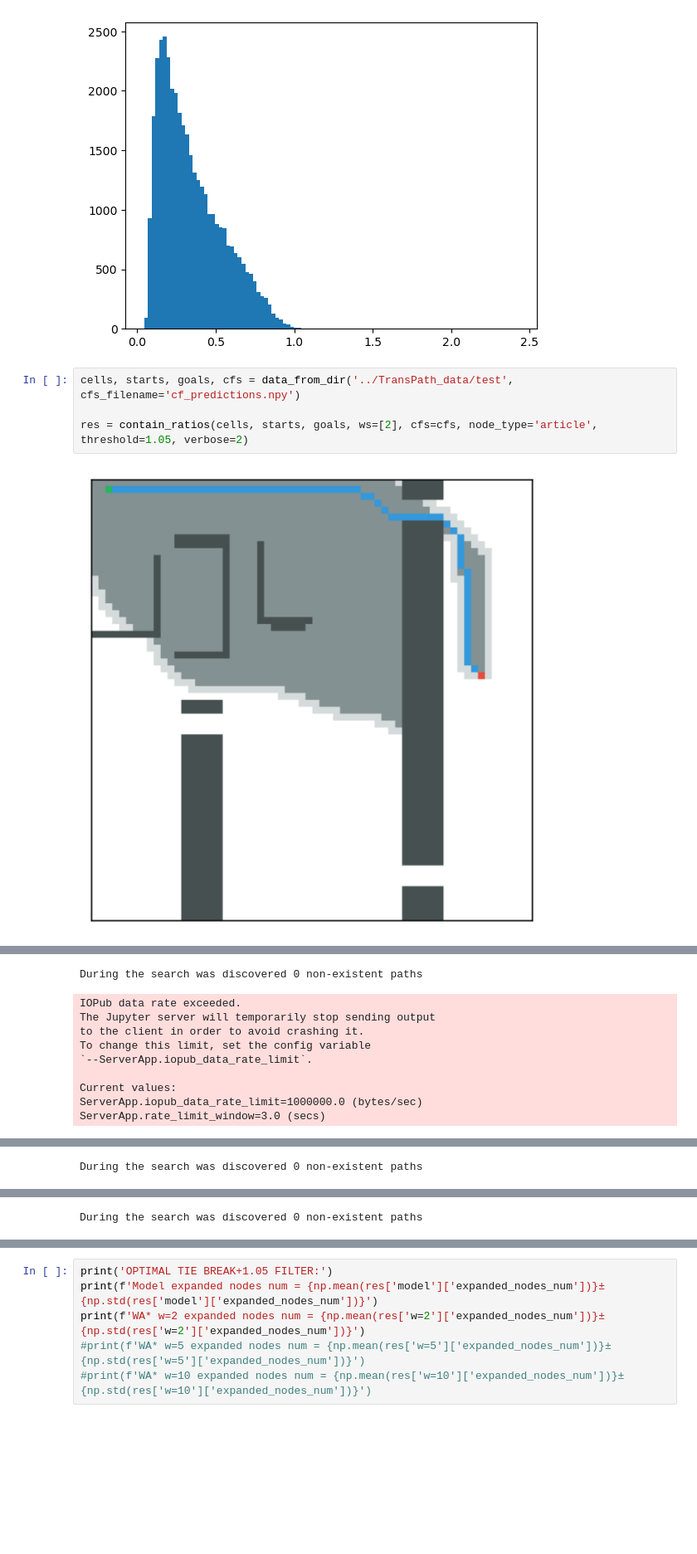
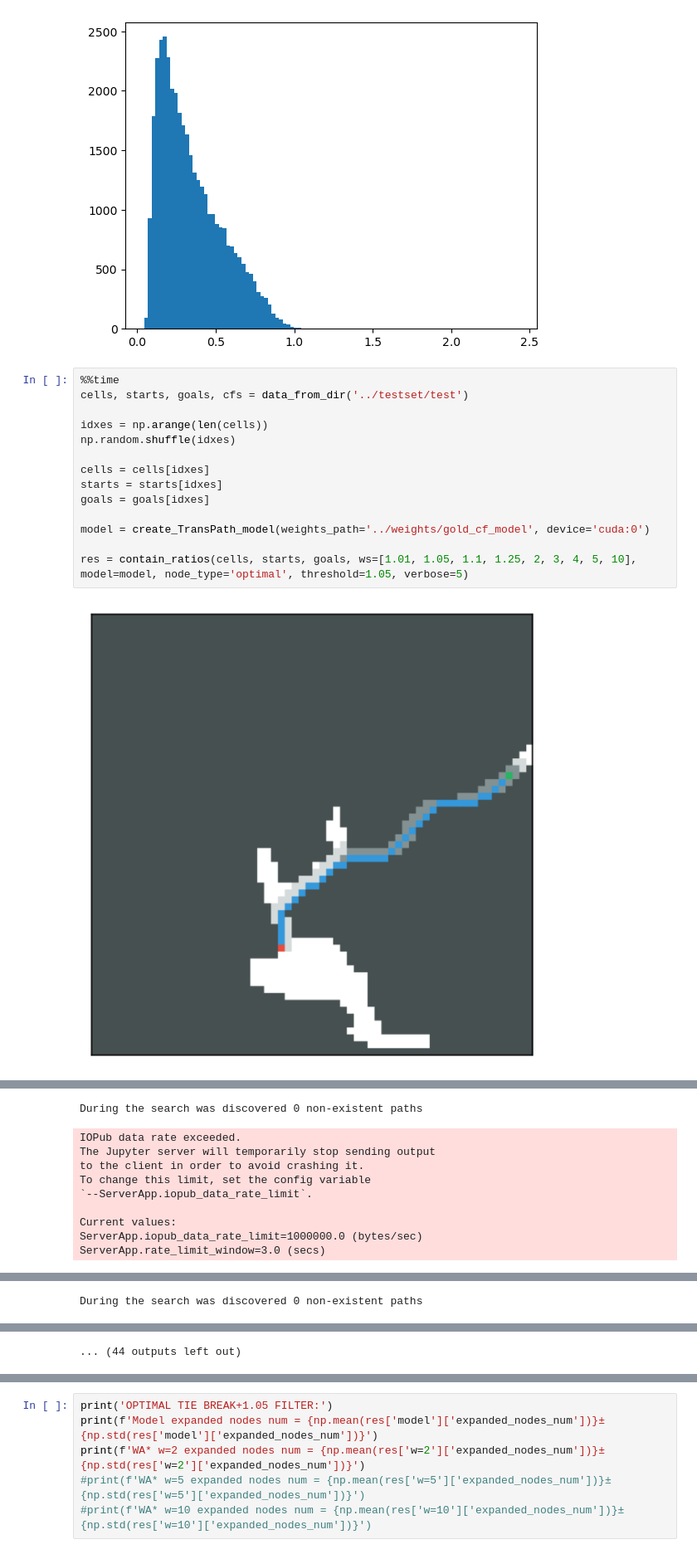
Before and after one commit to DrozdovDan/TransPath_Adaptation, a Jupyter notebook: analysis/testing.ipynb, the cells around one changed output, grey strips where cells are left out. Shown at 83% size. Saved outputs shown, nothing was run; the diff lists cells and outputs as text; blank space fills up the shorter version.

```diff
--- a/analysis/testing.ipynb
+++ b/analysis/testing.ipynb
@@ -106,8 +120,18 @@ plt.show()
 [figure]
 [figure]
 # %%
-cells, starts, goals, cfs = data_from_dir('../TransPath_data/test', cfs_filename='cf_predictions.npy')
+%%time
+cells, starts, goals, cfs = data_from_dir('../testset/test')
 
-res = contain_ratios(cells, starts, goals, ws=[2], cfs=cfs, node_type='article', threshold=1.05, verbose=2)
+idxes = np.arange(len(cells))
+np.random.shuffle(idxes)
+
+cells = cells[idxes]
+starts = starts[idxes]
+goals = goals[idxes]
+
+model = create_TransPath_model(weights_path='../weights/gold_cf_model', device='cuda:0')
+
+res = contain_ratios(cells, starts, goals, ws=[1.01, 1.05, 1.1, 1.25, 2, 3, 4, 5, 10], model=model, node_type='optimal', threshold=1.05, verbose=5)
 # %% [output]
-[figure, old version]
+[figure, new version]
@@ -127,4 +157,4 @@ During the search was discovered 0 non-existent paths
-During the search was discovered 0 non-existent paths
+... (44 outputs left out)
 # %%
 import pickle
 
```
Also changed, not shown: parts of 5 cells of this notebook, 6 other files.
